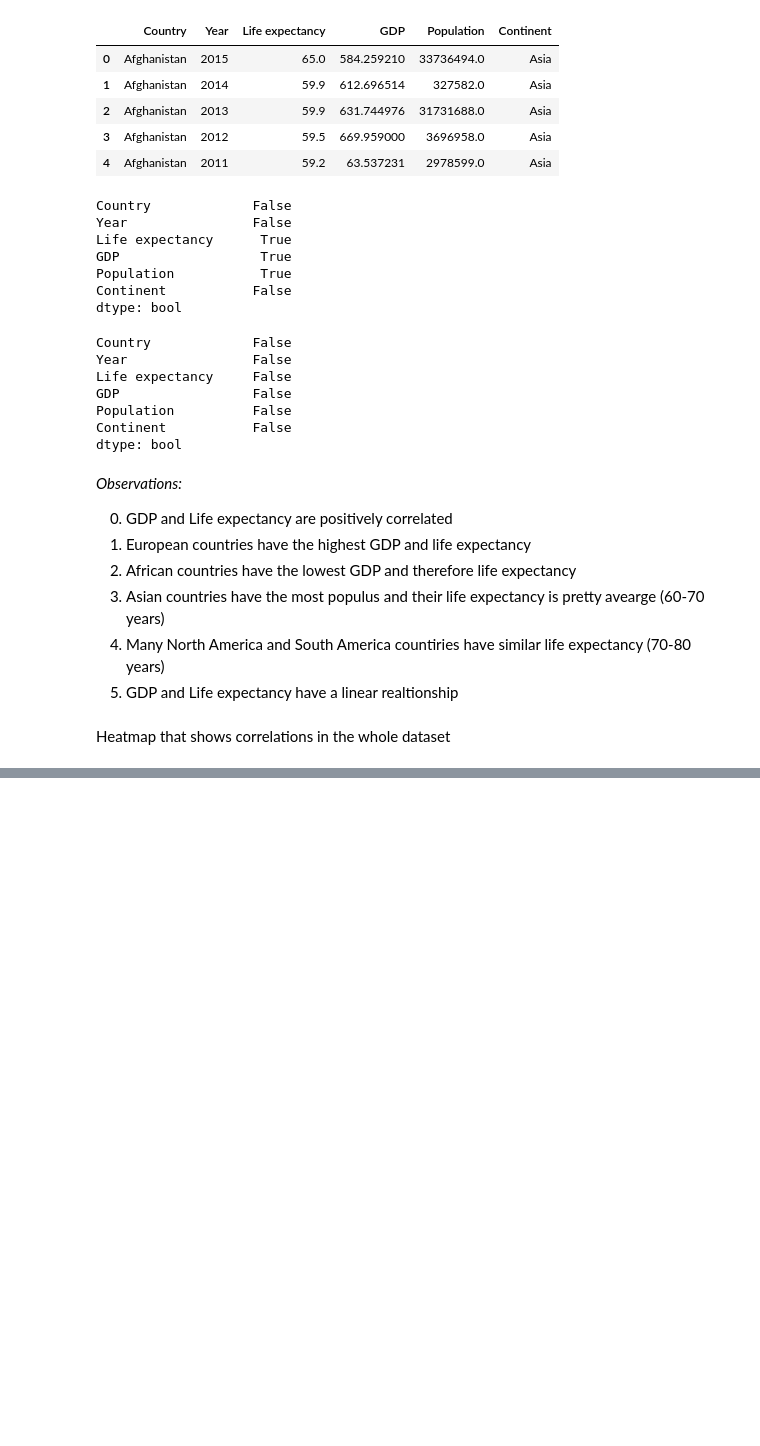
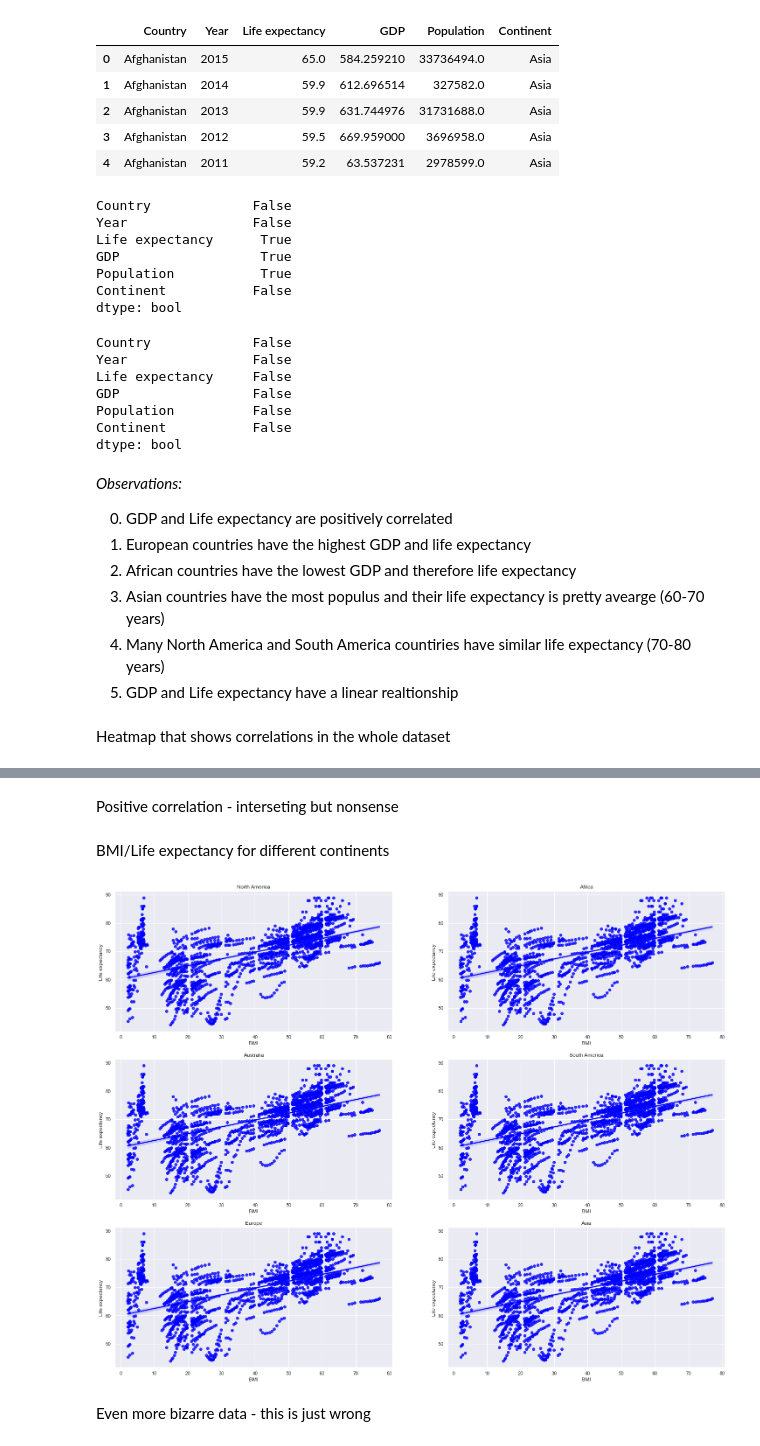
Before and after one commit to sersldmir/pet_exp_an, a Jupyter notebook: life_exp_an.ipynb, the cells around one changed output, grey strips where cells are left out. Saved outputs shown, nothing was run; the diff lists cells and outputs as text; code cells hidden in the pictures; blank space fills up the shorter version.

```diff
--- a/life_exp_an.ipynb
+++ b/life_exp_an.ipynb
@@ -177,0 +218,14 @@ _Observations:_
+# %% [markdown]
+Positive correlation - interseting but nonsense
+# %% [markdown]
+BMI/Life expectancy for different continents
+# %%
+fig, axs = plt.subplots(3, 2, figsize=(25,20))
+
+for current_continent, a in zip(set(life_exp_dataframe['Continent']), axs.flat):
+    current_continent_data = life_exp_dataframe[life_exp_dataframe['Continent']==current_continent]
+    sns.regplot(x=life_exp_dataframe[' BMI '], y=life_exp_dataframe['Life expectancy '], ax=a, color='blue').set_title(current_continent)
+# %% [output]
+[figure, added]
+# %% [markdown]
+Even more bizarre data - this is just wrong
```
Also changed, not shown: parts of 26 cells of this notebook, 1 other file.
